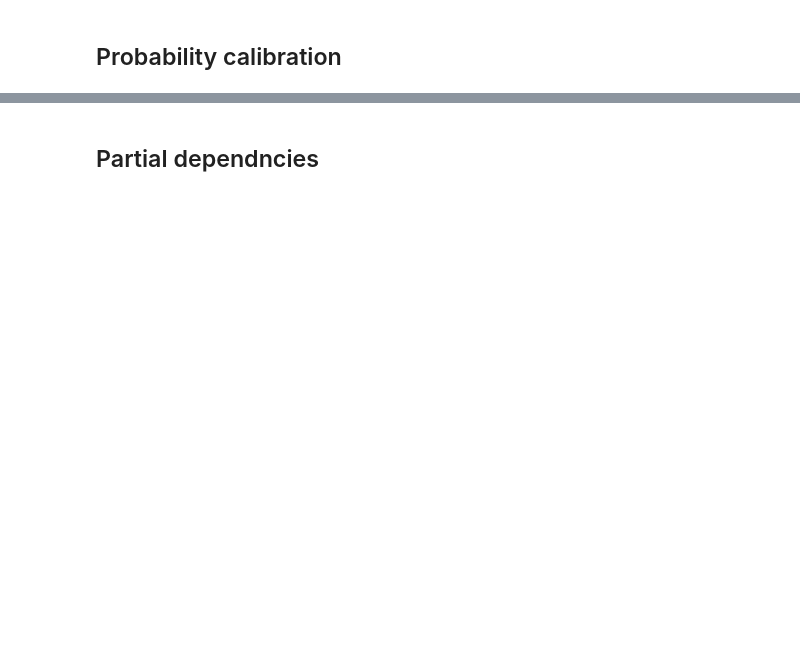
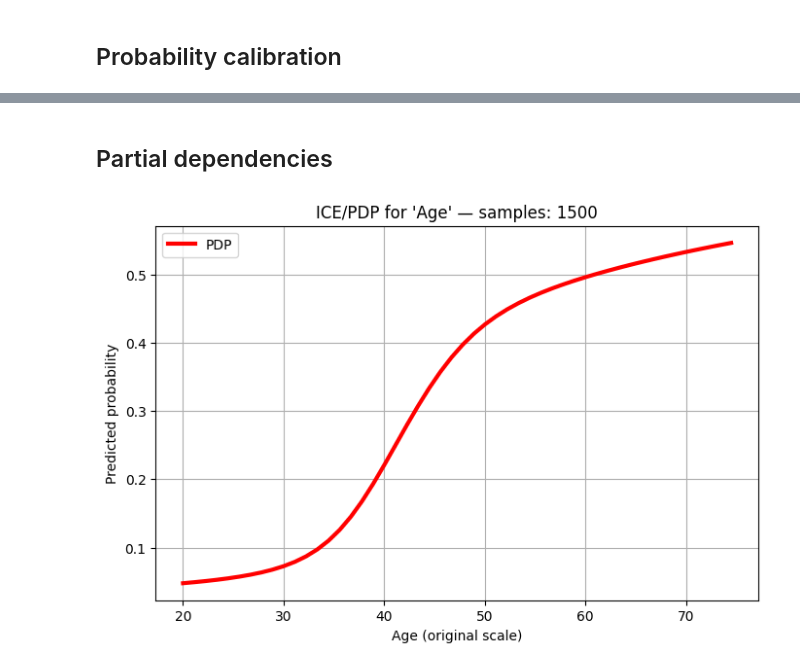
Before and after one commit to ArnauFabregat/probability_estimation, a Jupyter notebook: notebooks/monotonic_nn.ipynb, the cells around one changed output, grey strips where cells are left out. Drawn from its saved outputs; the diff is of its cells as text; code cells hidden in the pictures; blank space fills up the shorter version.

```diff
--- a/notebooks/monotonic_nn.ipynb
+++ b/notebooks/monotonic_nn.ipynb
@@ -177,2 +188,2 @@ calibration_diagnostics(y_test, probs_test, probs_test_cal)
 # %% [markdown]
-## Partial dependncies
+## Partial dependencies
@@ -179,13 +193,16 @@ calibration_diagnostics(y_test, probs_test, probs_test_cal)
 # %%
 ice_age = ice_pdp_plot_xgb_or_nn(
     model=model,
-    X=x_tr.values,
-    feature_name="Age",
+    X_raw=x_val.values,
+    X_std=x_val_std,
+    feature_name=FEATURE_NAME,
     all_vars=all_vars,
-    mode="pdp",
+    mode=MODE,
     num_points=50,
     n_samples=None,
     calibrator=cal,
     plot_calibrated=False,
 )
+# %% [output]
+[figure, added]
 # %%
```
Also changed, not shown: parts of 12 cells of this notebook, 11 other files.
